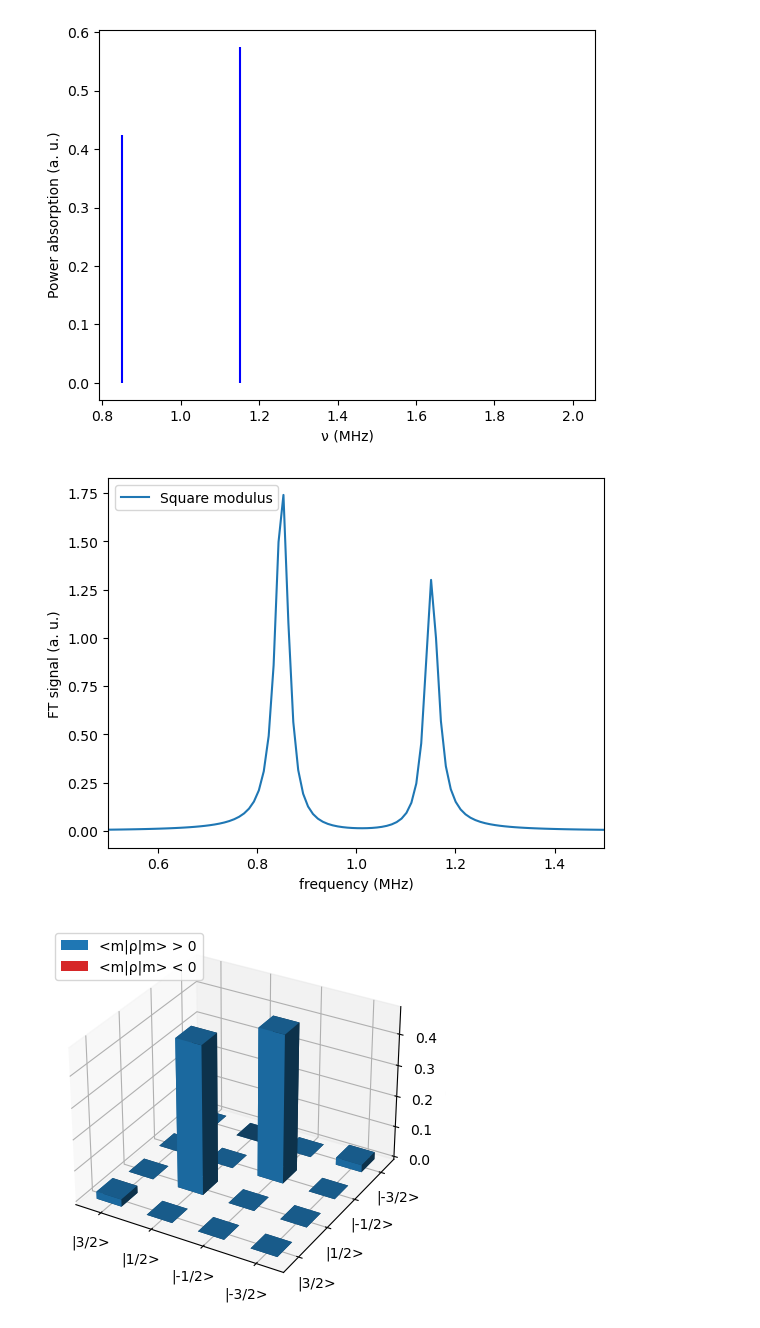
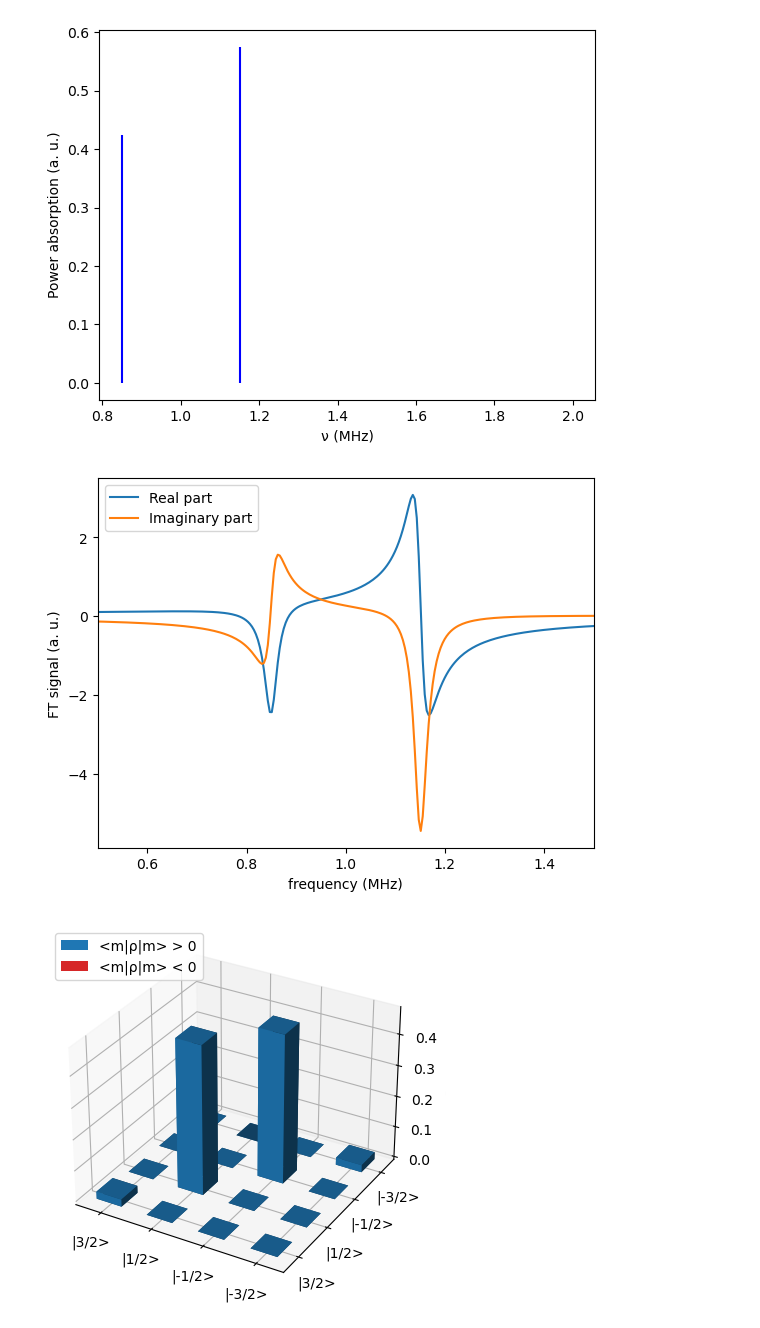
Before and after one commit to vemiBGH/PULSEE, a Jupyter notebook: demos/readme_demo.ipynb, the cells around one changed output. Cells and saved outputs as stored; diff of their text form; code cells hidden in the pictures.

```diff
--- a/demos/readme_demo.ipynb
+++ b/demos/readme_demo.ipynb
@@ -55,7 +55,7 @@ spin, h_unperturbed, dm_0 = nuclear_system_setup(spin_par=spin_par, quad_par=qua
 												 temperature=1e-4)
 # %%
 dm_evolved = evolve(spin, h_unperturbed, dm_0, solver=magnus, \
-                    mode=mode, pulse_time=1 / (4 * 0.2), \
+                    mode=mode, pulse_time=3 / (2 * 4 * 0.2), \
                     picture = 'IP', n_points = 10)
 # %%
 f, p = power_absorption_spectrum(spin, h_unperturbed, normalized=True)
@@ -64,10 +64,10 @@ _ = plot_power_absorption_spectrum(f, p)
 [figure]
 # %%
 t, fid = FID_signal(spin, h_unperturbed, dm_evolved, acquisition_time=100, T2=10, n_points=10)
-f, ft = fourier_transform_signal(fid, t, padding = 2)
-fig = plot_fourier_transform(f, ft, square_modulus=True, xlim=(0.5, 1.5))
+f, ft = legacy_fourier_transform_signal(t, fid, frequency_start = -2, frequency_stop = 2)
+fig = plot_fourier_transform(f, ft, square_modulus=False, norm=False, xlim=(0.5, 1.5))
 # %% [output]
-[figure, old version]
+[figure, new version]
 # %%
 spin_par = {'quantum number' : 3/2,
             'gamma/2pi' : 1.}
```
Also changed, not shown: parts of 5 cells of this notebook.
